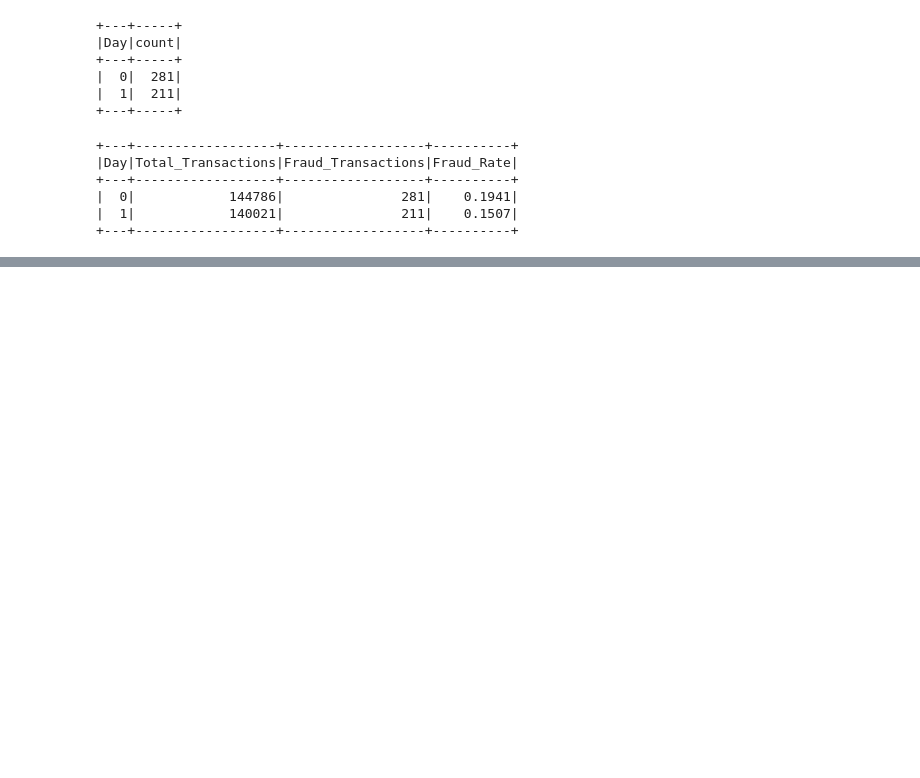
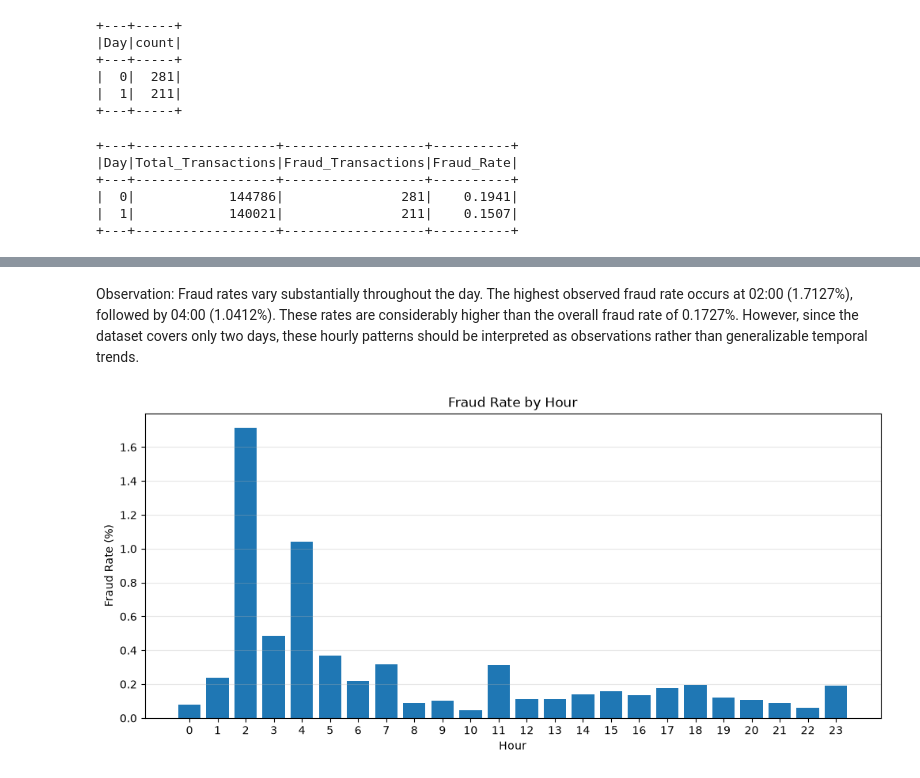
Before and after one commit to Megapixel777/fraud-detection-ai, a Jupyter notebook: notebooks/02_data_exploration.ipynb, the cells around one changed output, grey strips where cells are left out. Cells and saved outputs as stored; diff of their text form; code cells hidden in the pictures; blank space fills up the shorter version.

Commit message:
Analyze fraud patterns and feature distributions

```diff
--- a/notebooks/02_data_exploration.ipynb
+++ b/notebooks/02_data_exploration.ipynb
@@ -658,0 +718,14 @@ fraud_rate_by_day_df.show()
+# %%
+# ==========================
+# Total Transactions by Hour
+# ==========================
+
+total_by_hour_df = (
+    hour_df
+    .groupBy("Hour")
+    .count()
+    .withColumnRenamed("count", "Total_Transactions")
+    .orderBy("Hour")
+)
+
+total_by_hour_df.show(24)
@@ -658,0 +794,32 @@ fraud_rate_by_day_df.show()
+# %% [markdown]
+Observation:
+Fraud rates vary substantially throughout the day. The highest observed fraud rate occurs at 02:00 (1.7127%), followed by 04:00 (1.0412%). These rates are considerably higher than the overall fraud rate of 0.1727%. However, since the dataset covers only two days, these hourly patterns should be interpreted as observations rather than generalizable temporal trends.
+# %%
+# ==========================
+# Fraud Rate by Hour - Visualization
+# ==========================
+
+import matplotlib.pyplot as plt
+
+fraud_rate_hour_pd = (
+    fraud_rate_by_hour_df
+    .toPandas()
+)
+
+plt.figure(figsize=(12, 5))
+
+plt.bar(
+    fraud_rate_hour_pd["Hour"],
+    fraud_rate_hour_pd["Fraud_Rate"]
+)
+
+plt.title("Fraud Rate by Hour")
+plt.xlabel("Hour")
+plt.ylabel("Fraud Rate (%)")
+plt.xticks(range(24))
+
+plt.grid(axis="y", alpha=0.3)
+
+plt.show()
+# %% [output]
+[figure, added]
```
Also changed, not shown: parts of 18 cells of this notebook.
